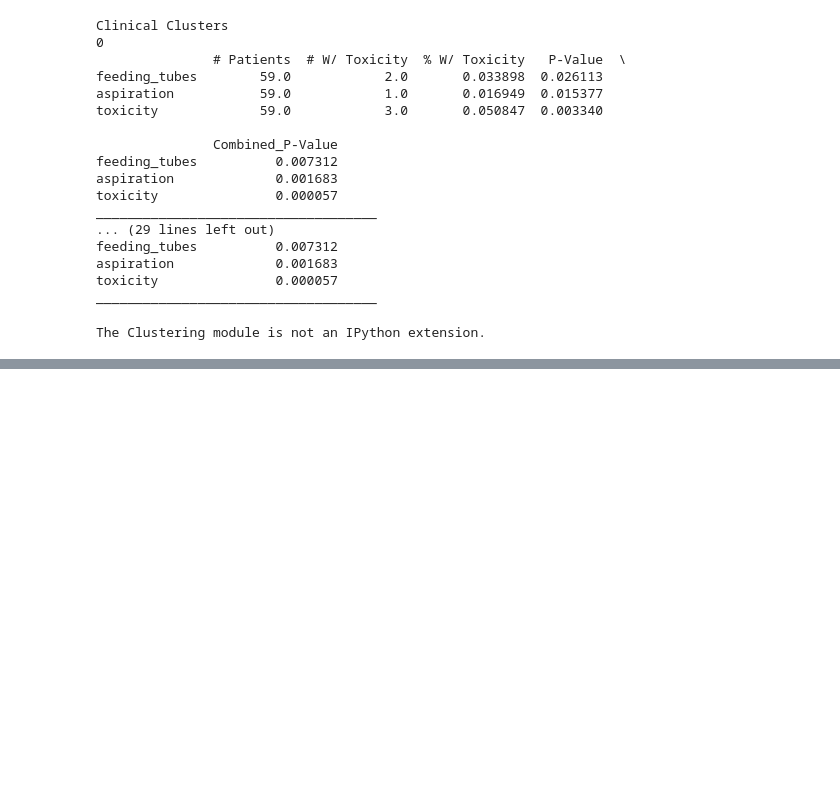
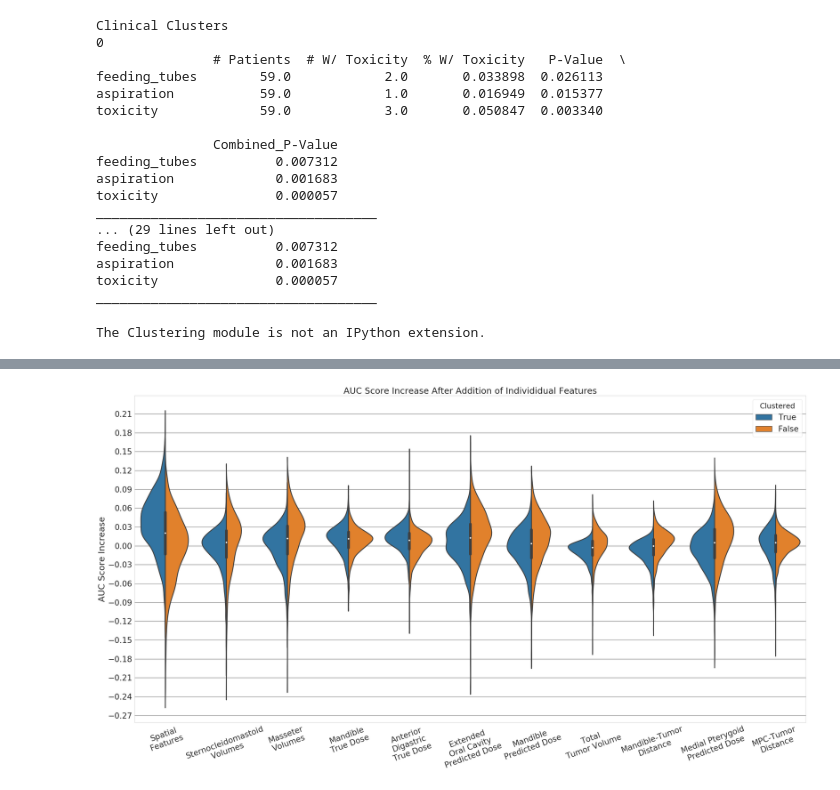
Before and after one commit to uic-evl/CAMP-RT, a Jupyter notebook: PYTHON/GreenJournalAnalysis.ipynb, the cells around one changed output, grey strips where cells are left out. Drawn from its saved outputs; the diff is of its cells as text; code cells hidden in the pictures; blank space fills up the shorter version.

```diff
--- a/PYTHON/GreenJournalAnalysis.ipynb
+++ b/PYTHON/GreenJournalAnalysis.ipynb
@@ -581,0 +683,7 @@ def boostrapped_auc_increase(n_samples = 1):
+# %%
+nsamples = 1000
+fdata = random_sample_auc_increase(nsamples)
+try:
+    fdata.to_csv('data/feature_importances_test_n=' + str(nsamples) + '.csv')
+except:
+    print('error saving file')
@@ -582 +708,32 @@ def boostrapped_auc_increase(n_samples = 1):
+# %%
+layout_figure(linewidth = 3, width = 40, height = 20, fontsize = 3)
+from matplotlib.ticker import MultipleLocator
+with sns.axes_style(rc = {'axes.grid':True,
+                          'grid.color': '0.1',
+                         }):
+    label_names = ['Spatial\nFeatures', 'Sternocleidomastoid\nVolumes','Masseter\nVolumes',
+                'Mandible\nTrue Dose', 'Anterior\nDigastric\nTrue Dose',
+                'Extended\nOral Cavity\nPredicted Dose',
+               'Mandible\nPredicted Dose', 'Total\nTumor Volume',
+               'Mandible-Tumor\nDistance', 'Medial Pterygoid\nPredicted Dose',
+               'MPC-Tumor\nDistance']
+    if nsamples == 1:
+        ax = sns.barplot(y = 'Feature',x = 'AUC', data = fdata, orient='h', hue = "Clustered")
+        plt.xlabel('AUC Score Increase')
+        plt.yticks(np.arange(len(label_names)), label_names)
+        plt.xlabel('')
+        ax.xaxis.set_major_locator(MultipleLocator(.03))
+    else:
+        ax = sns.violinplot(x = 'Feature', y = 'AUC',
+                            data = fdata, orient='v',
+                            hue = "Clustered",
+                            showfliers=False,
+                           split=True)
+        plt.ylabel('AUC Score Increase')
+        plt.xticks(np.arange(len(label_names)), label_names, rotation = 20)
+        plt.xlabel('')
+        ax.yaxis.set_major_locator(MultipleLocator(.03))
+    plt.title('AUC Score Increase After Addition of Individidual Features')
+# %% [output]
+[figure, added]
 # %%
```
Also changed, not shown: parts of 21 cells of this notebook, 4 other files.
